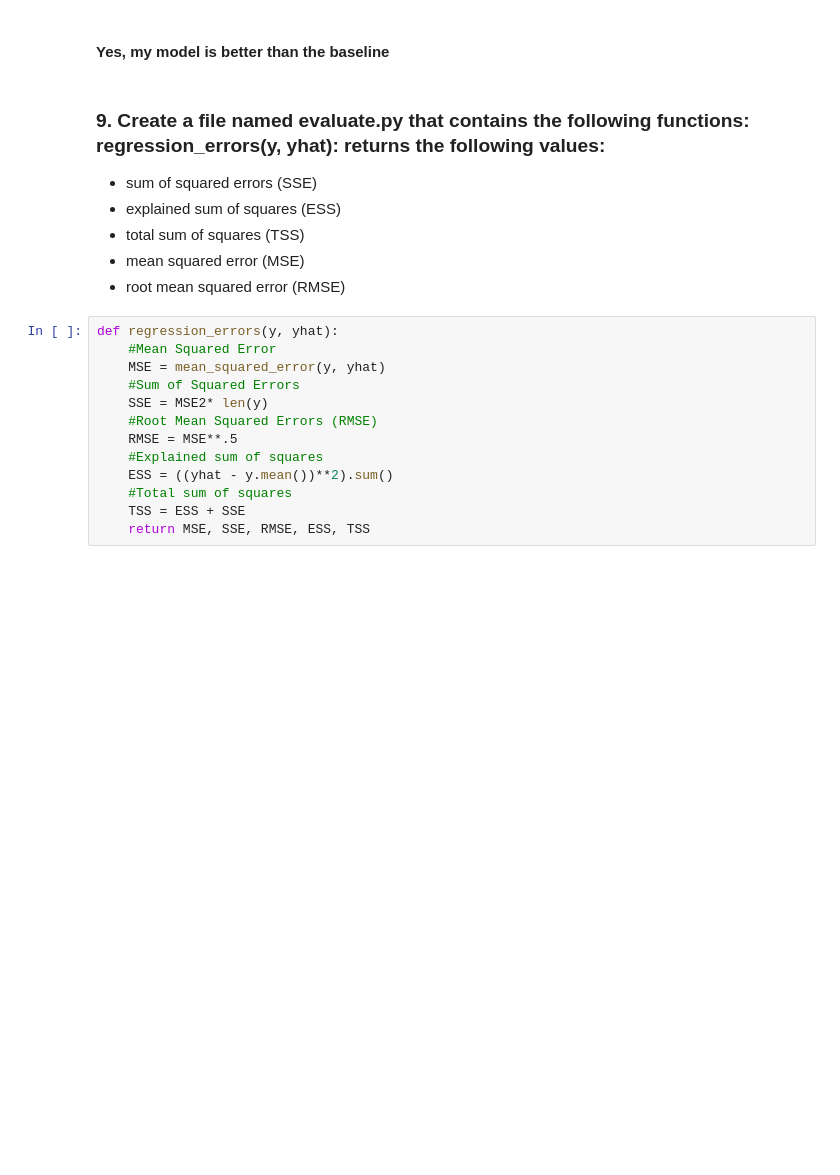
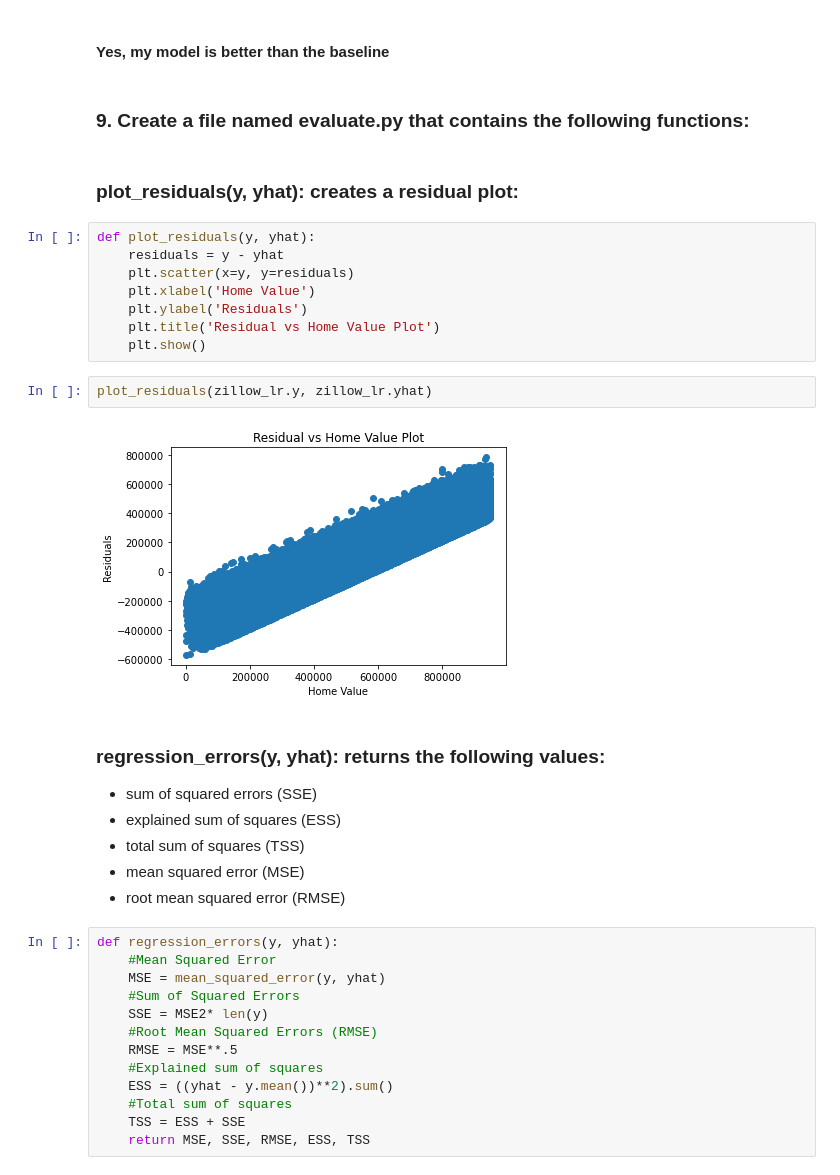
Before and after one commit to cristinalucin/regression-exercises, a Jupyter notebook: evaluate.ipynb, the cells around one changed output. Drawn from its saved outputs; the diff is of its cells as text; blank space fills up the shorter version.

Commit message:
updated evaluate exercises, updated explore file

```diff
--- a/evaluate.ipynb
+++ b/evaluate.ipynb
@@ -324,8 +324,24 @@ RMSE - RMSE_baseline
 -18626.78238588394
 # %% [markdown]
 #### Yes, my model is better than the baseline
+# %% [markdown]
+### 9. Create a file named evaluate.py that contains the following functions:
+# %% [markdown]
+### plot_residuals(y, yhat): creates a residual plot:
+# %%
+def plot_residuals(y, yhat):
+    residuals = y - yhat
+    plt.scatter(x=y, y=residuals)
+    plt.xlabel('Home Value')
+    plt.ylabel('Residuals')
+    plt.title('Residual vs Home Value Plot')
+    plt.show()
+# %%
+plot_residuals(zillow_lr.y, zillow_lr.yhat)
+# %% [output]
+[figure, added]
 # %% [markdown]
-### 9. Create a file named evaluate.py that contains the following functions:  regression_errors(y, yhat): returns the following values:
+### regression_errors(y, yhat): returns the following values:
 - sum of squared errors (SSE)
 - explained sum of squares (ESS)
 - total sum of squares (TSS)
```
Also changed, not shown: parts of 6 cells of this notebook, 1 other file.
